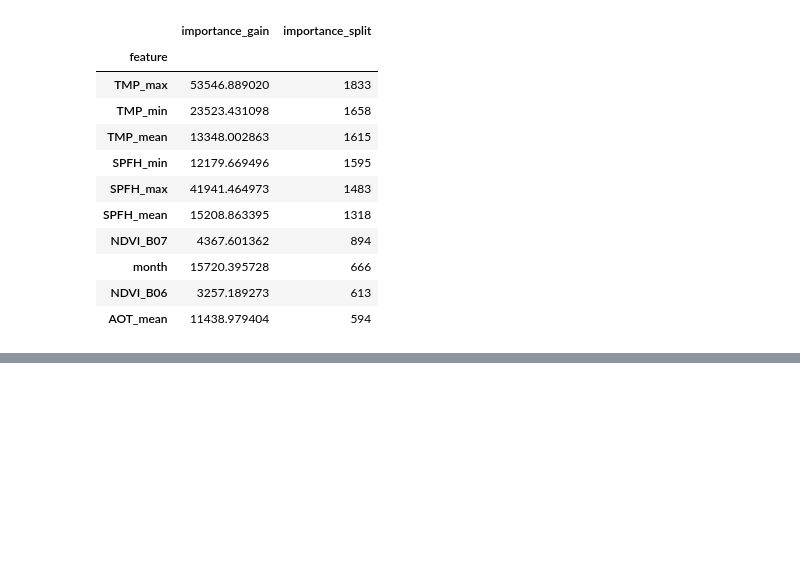
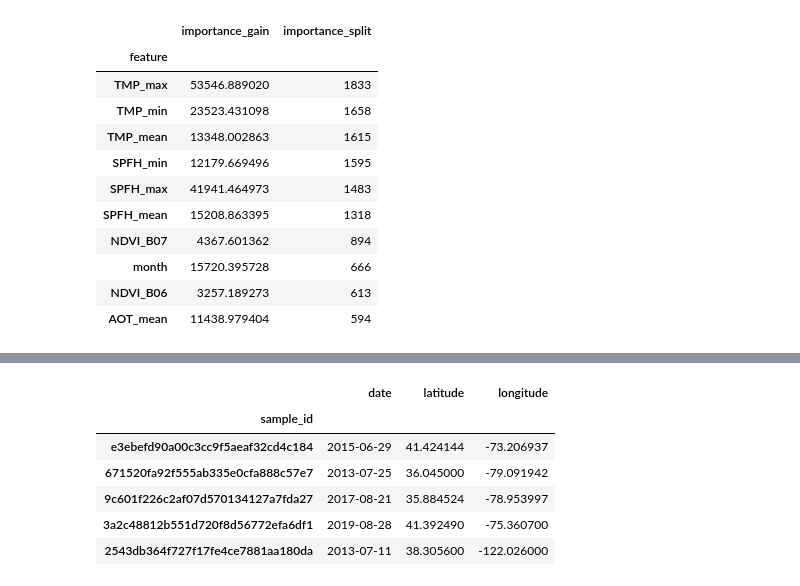
Before and after one commit to drivendataorg/cyfi, a Jupyter notebook: notebooks/0.0-klw-adding-climate.ipynb, the cells around one changed output, grey strips where cells are left out. Saved outputs shown, nothing was run; the diff lists cells and outputs as text; code cells hidden in the pictures; blank space fills up the shorter version.

```diff
--- a/notebooks/0.0-klw-adding-climate.ipynb
+++ b/notebooks/0.0-klw-adding-climate.ipynb
@@ -484,0 +542,13 @@ shutil.rmtree(tmp_save_dir)
+# %%
+pipe = CyanoModelPipeline(
+    features_config=FeaturesConfig(
+        use_sentinel_bands=["B02"],
+        image_feature_meter_window=500,
+        satellite_image_features=["B02_mean", "B02_min", "B02_max"],
+        climate_features=["TMP_min", "SPFH_mean"],
+        climate_variables=["TMP", "SPFH"],
+        climate_level="2 m above ground",
+    ),
+    model_training_config=ModelTrainingConfig(),
+    cache_dir=REPO_ROOT.parent / "tests/assets/feature_cache",
+)
@@ -484,0 +571,10 @@ shutil.rmtree(tmp_save_dir)
+# %%
+pipe.train_samples
+# %% [output]
+|  | date | latitude | longitude |
+| sample_id |  |  |  |
+| e3ebefd90a00c3cc9f5aeaf32cd4c184 | 2015-06-29 | 41.424144 | -73.206937 |
+| 671520fa92f555ab335e0cfa888c57e7 | 2013-07-25 | 36.045000 | -79.091942 |
+| 9c601f226c2af07d570134127a7fda27 | 2017-08-21 | 35.884524 | -78.953997 |
+| 3a2c48812b551d720f8d56772efa6df1 | 2019-08-28 | 41.392490 | -75.360700 |
+| 2543db364f727f17fe4ce7881aa180da | 2013-07-11 | 38.305600 | -122.026000 |
```
Also changed, not shown: parts of 15 cells of this notebook, 1 other file.
